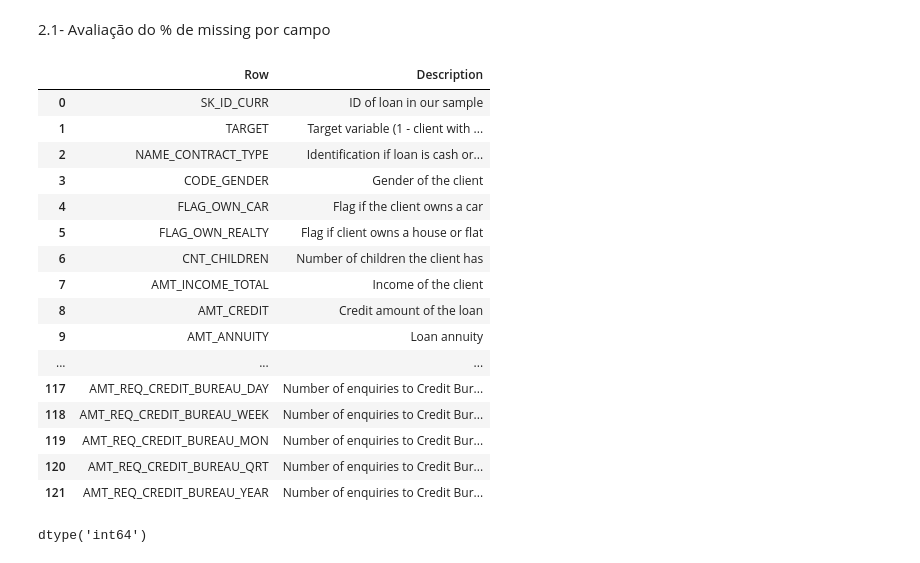
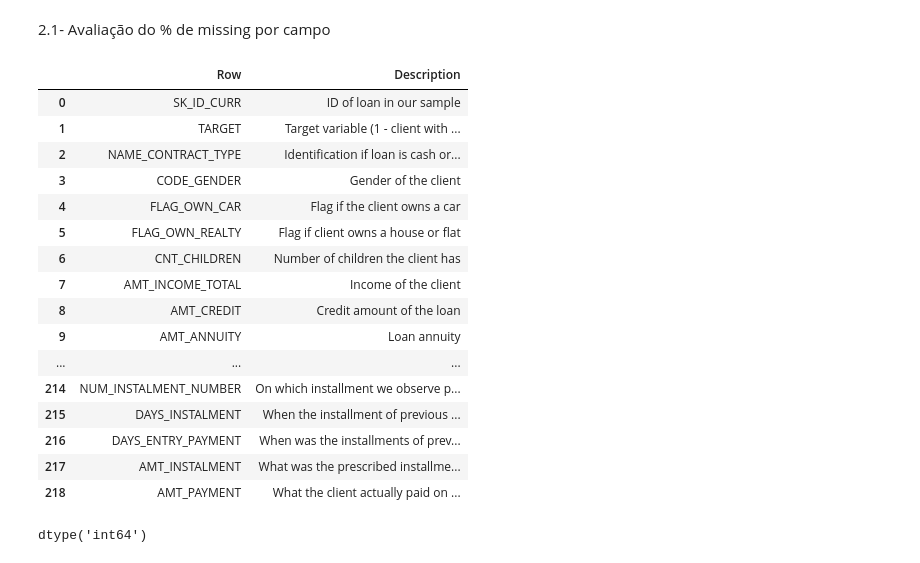
Before and after one commit to mbrunof/Projeto_Grupo_Credito_ML, a Jupyter notebook: Projeto_ML_II - Equipe 4.ipynb, the cells around one changed output. Saved outputs shown, nothing was run; the diff lists cells and outputs as text; code cells hidden in the pictures.

```diff
--- a/Projeto_ML_II - Equipe 4.ipynb
+++ b/Projeto_ML_II - Equipe 4.ipynb
@@ -185,25 +186,25 @@ Name: CODE_GENDER, dtype: int64
 # %% [markdown]
 2.1- Avaliação do % de missing por campo
 # %%
-df_metadados_[["Row", "Description"]]
+df_metadados[["Row", "Description"]]
 # %% [output]
 |  | Row | Description |
 | 0 | SK_ID_CURR | ID of loan in our sample |
 | 1 | TARGET | Target variable (1 - client with ... |
 | 2 | NAME_CONTRACT_TYPE | Identification if loan is cash or... |
 | 3 | CODE_GENDER | Gender of the client |
 | 4 | FLAG_OWN_CAR | Flag if the client owns a car |
 | 5 | FLAG_OWN_REALTY | Flag if client owns a house or flat |
 | 6 | CNT_CHILDREN | Number of children the client has |
 | 7 | AMT_INCOME_TOTAL | Income of the client |
 | 8 | AMT_CREDIT | Credit amount of the loan |
 | 9 | AMT_ANNUITY | Loan annuity |
 | ... | ... | ... |
-| 117 | AMT_REQ_CREDIT_BUREAU_DAY | Number of enquiries to Credit Bur... |
-| 118 | AMT_REQ_CREDIT_BUREAU_WEEK | Number of enquiries to Credit Bur... |
-| 119 | AMT_REQ_CREDIT_BUREAU_MON | Number of enquiries to Credit Bur... |
-| 120 | AMT_REQ_CREDIT_BUREAU_QRT | Number of enquiries to Credit Bur... |
-| 121 | AMT_REQ_CREDIT_BUREAU_YEAR | Number of enquiries to Credit Bur... |
+| 214 | NUM_INSTALMENT_NUMBER | On which installment we observe p... |
+| 215 | DAYS_INSTALMENT | When the installment of previous ... |
+| 216 | DAYS_ENTRY_PAYMENT | When was the installments of prev... |
+| 217 | AMT_INSTALMENT | What was the prescribed installme... |
+| 218 | AMT_PAYMENT | What the client actually paid on ... |
 # %%
 # percentual de missing em uma lista de campos para excluí-los:
 
```
Also changed, not shown: parts of 19 cells of this notebook.
